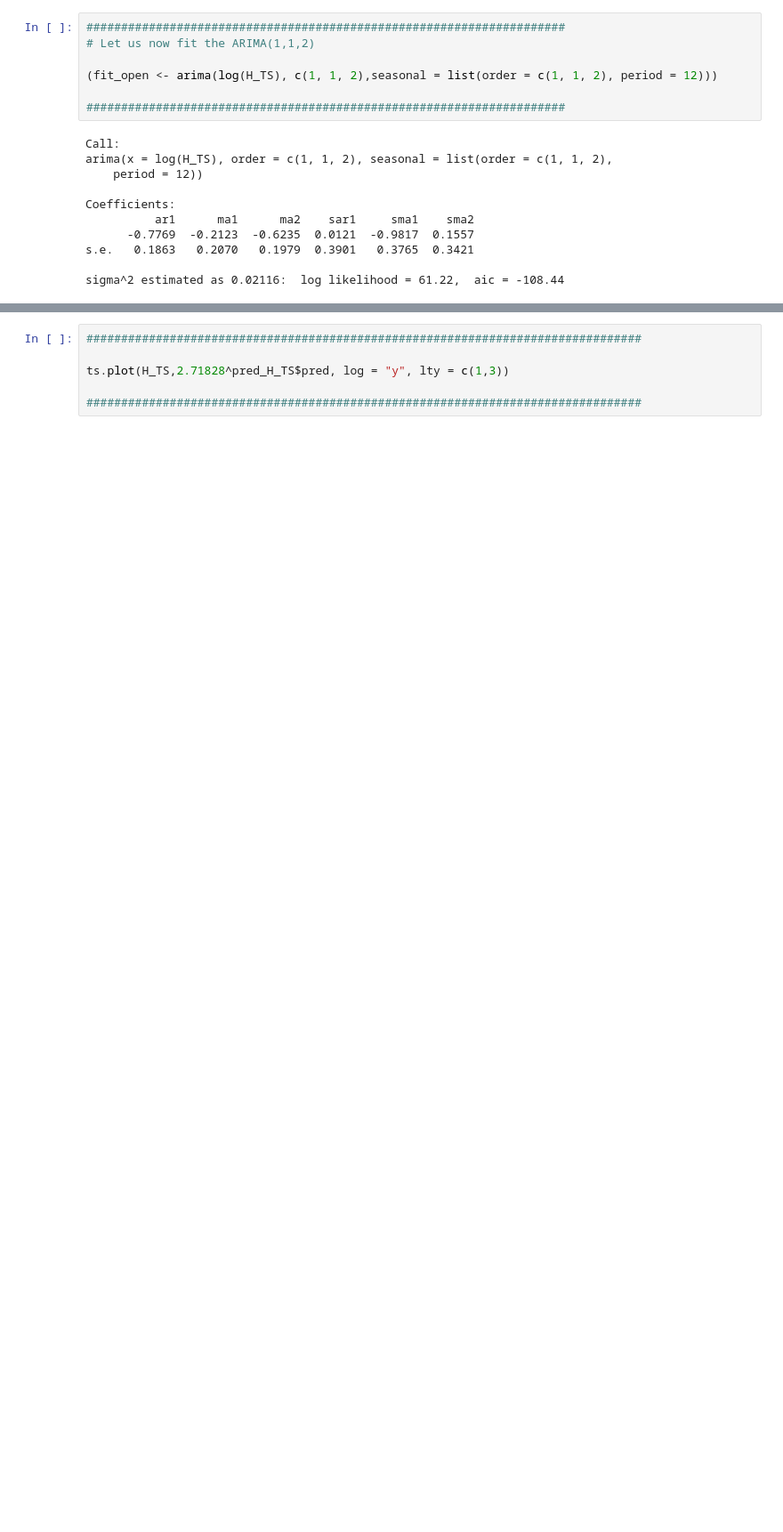
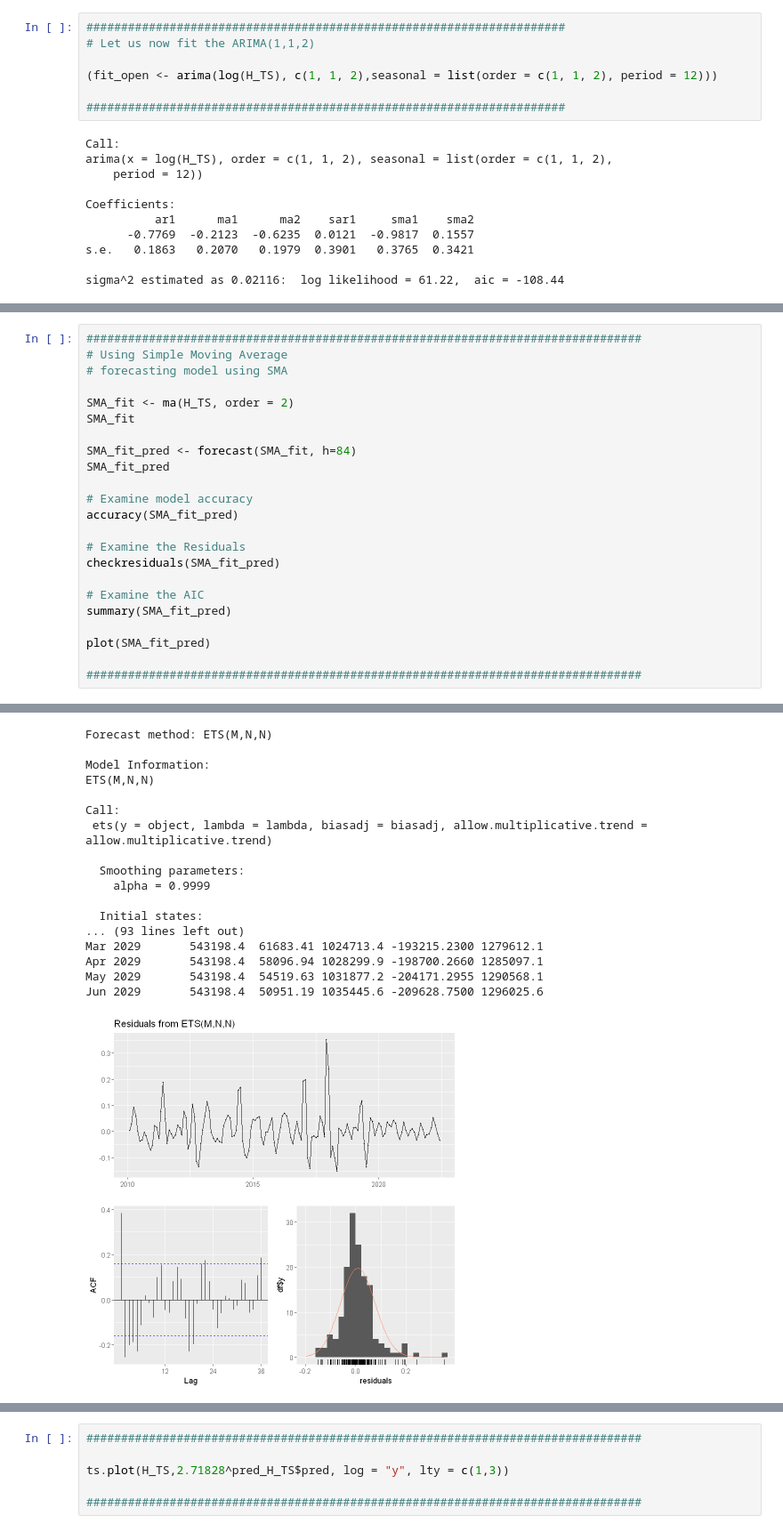
Before and after one commit to batesjay87/Jay-H-DAAN-888, a Jupyter notebook: Future Price Time Series W 7 8.ipynb, the cells around one changed output, grey strips where cells are left out. Shown at 89% size. Drawn from its saved outputs; the diff is of its cells as text; blank space fills up the shorter version.

```diff
--- a/Future Price Time Series W 7 8.ipynb
+++ b/Future Price Time Series W 7 8.ipynb
@@ -573,0 +623,24 @@ sigma^2 estimated as 0.01874:  log likelihood = 66.31,  aic = -114.62
+# %%
+################################################################################
+# Using Simple Moving Average
+# forecasting model using SMA
+
+SMA_fit <- ma(H_TS, order = 2)
+SMA_fit
+
+SMA_fit_pred <- forecast(SMA_fit, h=84)
+SMA_fit_pred
+
+# Examine model accuracy
+accuracy(SMA_fit_pred)
+
+# Examine the Residuals
+checkresiduals(SMA_fit_pred)
+
+# Examine the AIC
+summary(SMA_fit_pred)
+
+plot(SMA_fit_pred)
+
+################################################################################
+# %% [output]
@@ -573,0 +690,18 @@ sigma^2 estimated as 0.01874:  log likelihood = 66.31,  aic = -114.62
+Forecast method: ETS(M,N,N)
+
+Model Information:
+ETS(M,N,N)
+
+Call:
+ ets(y = object, lambda = lambda, biasadj = biasadj, allow.multiplicative.trend = allow.multiplicative.trend)
+
+  Smoothing parameters:
+    alpha = 0.9999
+
+  Initial states:
+... (93 lines left out)
+Mar 2029       543198.4  61683.41 1024713.4 -193215.2300 1279612.1
+Apr 2029       543198.4  58096.94 1028299.9 -198700.2660 1285097.1
+May 2029       543198.4  54519.63 1031877.2 -204171.2955 1290568.1
+Jun 2029       543198.4  50951.19 1035445.6 -209628.7500 1296025.6
+[figure, added]
```
Also changed, not shown: parts of 8 cells of this notebook.
